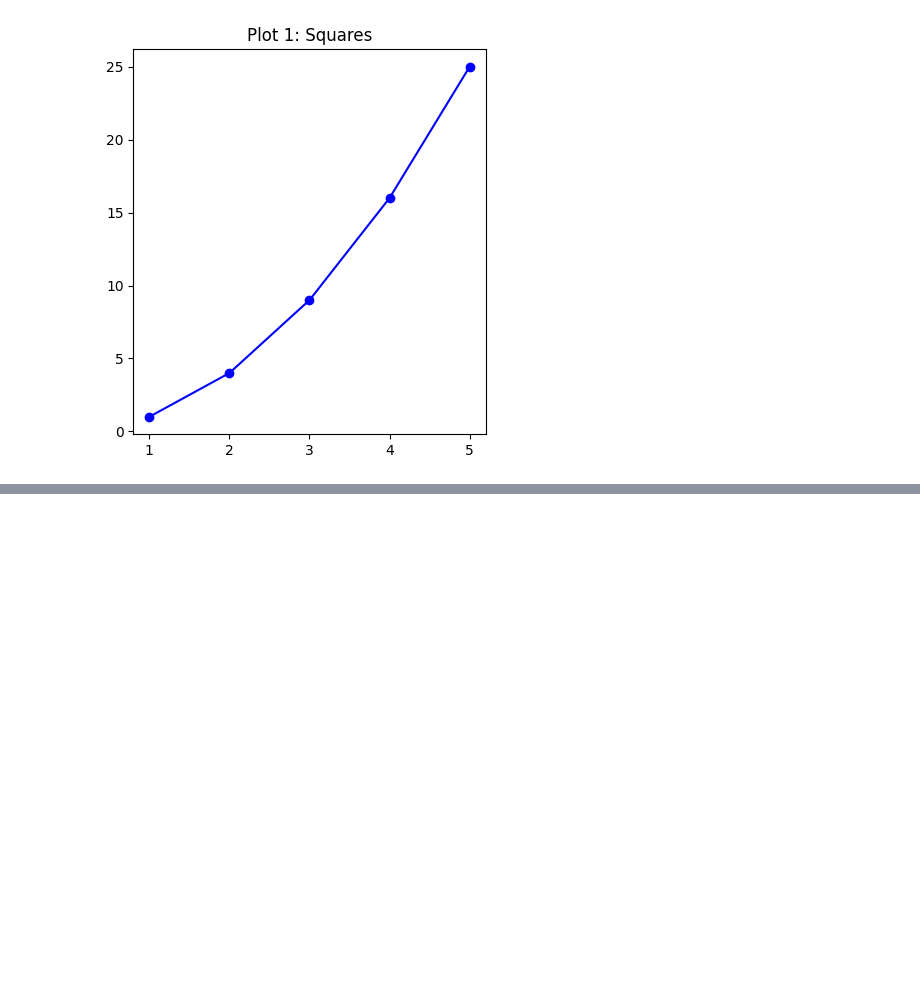
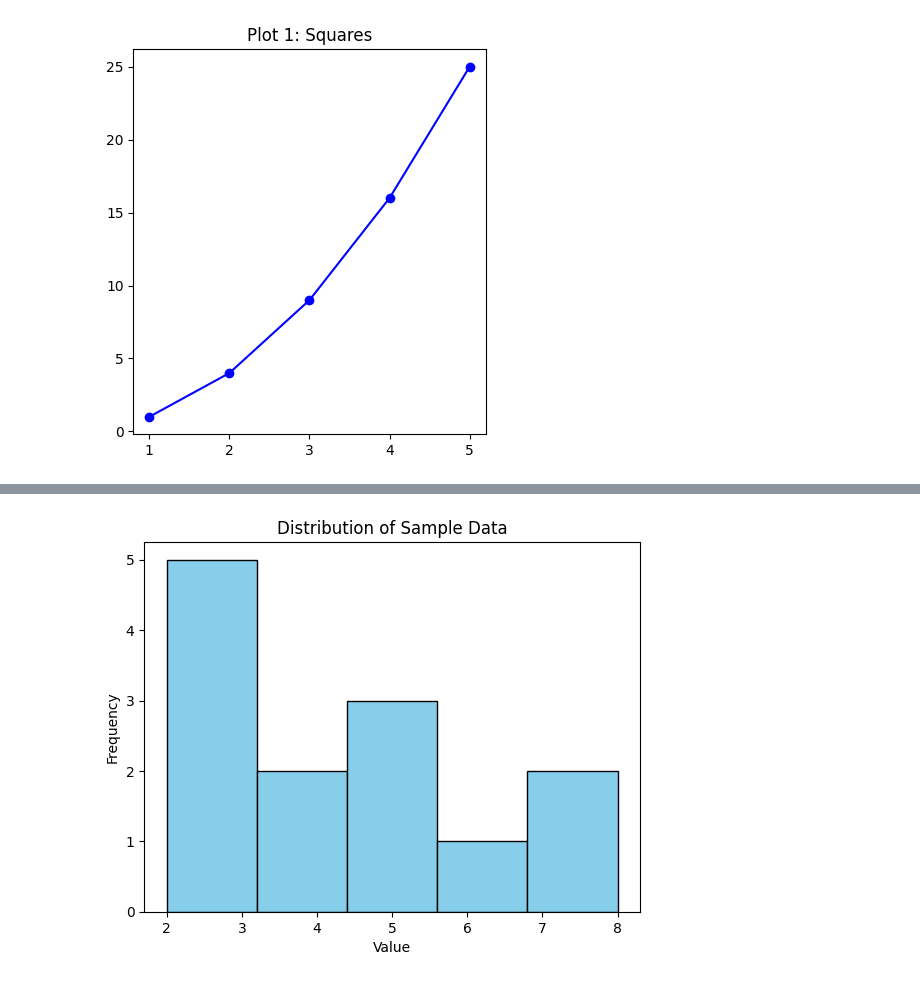
Before and after one commit to Saicharanraju0099/data-science, a Jupyter notebook: 10 - DATA ANALYSIS WITH PYTHON/10.5 - Matplotlib.ipynb, the cells around one changed output, grey strips where cells are left out. Saved outputs shown, nothing was run; the diff lists cells and outputs as text; code cells hidden in the pictures; blank space fills up the shorter version.

```diff
--- a/10 - DATA ANALYSIS WITH PYTHON/10.5 - Matplotlib.ipynb
+++ b/10 - DATA ANALYSIS WITH PYTHON/10.5 - Matplotlib.ipynb
@@ -29,0 +55,9 @@ Text(0.5, 1.0, 'Plot 1: Squares')
+# %%
+data = [2,4,5,6,2,3,4,5,7,8,2,3,5]
+plt.hist(data, bins=5, color='skyblue', edgecolor='black')
+plt.xlabel('Value')
+plt.ylabel('Frequency')
+plt.title('Distribution of Sample Data')
+plt.show()
+# %% [output]
+[figure, added]
```
Also changed, not shown: parts of 9 cells of this notebook.
